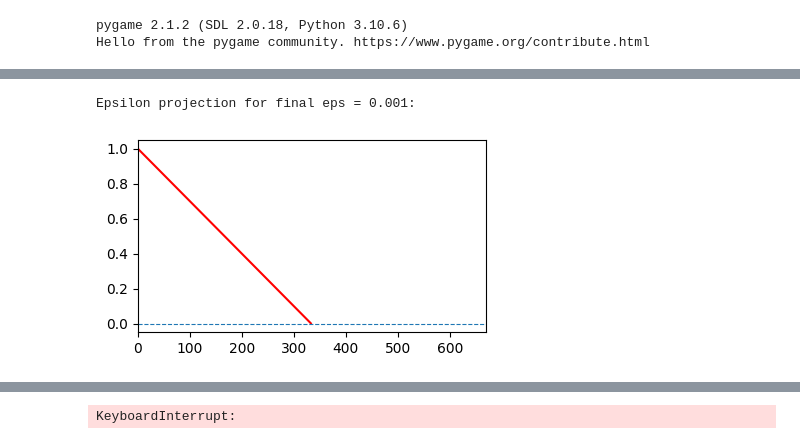
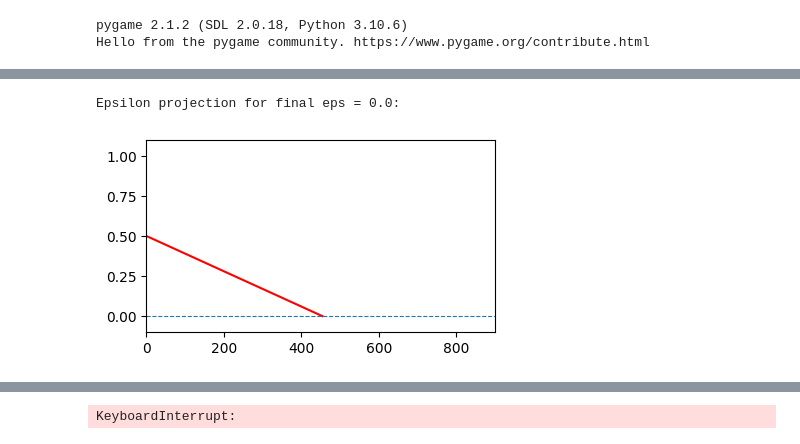
Before and after one commit to seba2390/Snake, a Jupyter notebook: DQN4 - new snake impl-fixed_state_bug-dist_state_rep/AI.ipynb, the cells around one changed output, grey strips where cells are left out. Saved outputs shown, nothing was run; the diff lists cells and outputs as text; code cells hidden in the pictures.

```diff
--- a/DQN4 - new snake impl-fixed_state_bug-dist_state_rep/AI.ipynb
+++ b/DQN4 - new snake impl-fixed_state_bug-dist_state_rep/AI.ipynb
@@ -26,48 +20,51 @@ TRY:
 # %%
-BATCH_SIZE = 256
+BATCH_SIZE = 128
 GAMMA = 0.99
-EPS_START = 1.0
-EPS_END = 0.001
-EPS_DECAY = 0.003
-TARGET_UPDATE = 50
+EPS_START = 0.5
+EPS_END = 0.0
+EPS_DECAY = 0.0011
+TARGET_UPDATE = 10
 MY_SEED = 0
-LR = 0.00002
+LR = 0.0001
 MEMORY_SIZE = 1000000
 
-NUM_EPISODES = 670
+NUM_EPISODES = 900
 
 state_size = 18
 nr_actions = 4
 
 agent_007 = Agent(gamma=GAMMA,exploration_rate=EPS_START,lr=LR,
                   input_size=state_size, batch_size=BATCH_SIZE,
                   nr_actions=nr_actions, max_mem_size=MEMORY_SIZE,
                   nr_episodes=NUM_EPISODES, exploration_rate_min=EPS_END,
                   exploration_decay_rate=EPS_DECAY,seed=MY_SEED)
 
 my_params = HyperParameters(batch_size=BATCH_SIZE,gamma=GAMMA,eps_0=EPS_START,
                             eps_min=EPS_END,eps_decay_rate=EPS_DECAY,
                             target_update_freq=TARGET_UPDATE,learning_rate=LR,
                             memory_size=MEMORY_SIZE,n_episodes=NUM_EPISODES)
 
 print(f"Epsilon projection for final eps = {EPS_END}:")
 fig, ax = plt.subplots(1,1,figsize=(4.5,2.5))
 eps = np.linspace(0.00001,NUM_EPISODES,1000)
-# Different epsilon decay strategies
-ys = 1.0 - EPS_DECAY * eps
-#ys = agent_007.oscillator(eps,NUM_EPISODES)
-#ys = agent_007.exponential(eps,EPS_END,EPS_DECAY)
-#ys = agent_007.inverse_power(eps,EPS_DECAY,EPS_START,0.1)
-#ys = agent_007.stretched_exponential(eps,NUM_EPISODES,A=0.5,B=0.15,C=0.01)
-#ys = agent_007.exponential_ski_hill(eps,EPS_DECAY)
+
+#### Different epsilon decay strategies ####
+#ys = 1.0 - EPS_DECAY * eps
+#ys = agent_007.stretched_exponential_view(eps,NUM_EPISODES,EPS_START,EPS_END)
+ys = agent_007.linear_view(eps,EPS_START,EPS_DECAY)
+#ys = agent_007.exponential(eps,EPS_START,EPS_END,EPS_DECAY)
+#ys = agent_007.oscillator(eps,EPS_START,EPS_END,NUM_EPISODES,A = 3.5,B=20)
+#ys = agent_007.inverse_power(eps,EPS_DECAY,EPS_START,EPS_END)
+#ys = agent_007.exponential_ski_hill(eps,EPS_DECAY,EPS_START,EPS_END)
 eps, ys = eps[ys >= EPS_END], ys[ys >= EPS_END]
 ax.plot(eps, ys,'r-')
 ax.set_xlim(0,NUM_EPISODES)
+ax.set_ylim(-0.1,1.1)
 ax.hlines(EPS_END,0,NUM_EPISODES,lw=0.8,ls='--')
 plt.show()
 # %% [output]
-Epsilon projection for final eps = 0.001:
+Epsilon projection for final eps = 0.0:
-[figure, old version]
+[figure, new version]
 # %%
 episode_durations = []
 episode_rewards = []
```
Also changed, not shown: parts of 18 cells of this notebook, 41 other files.
